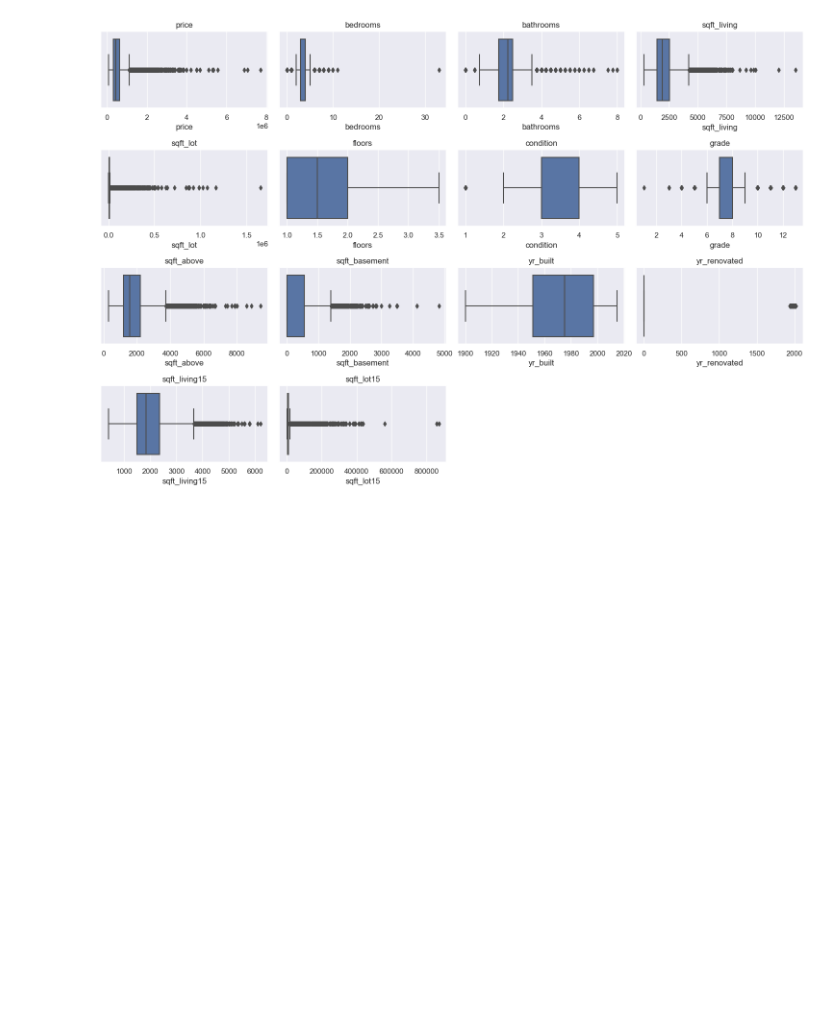
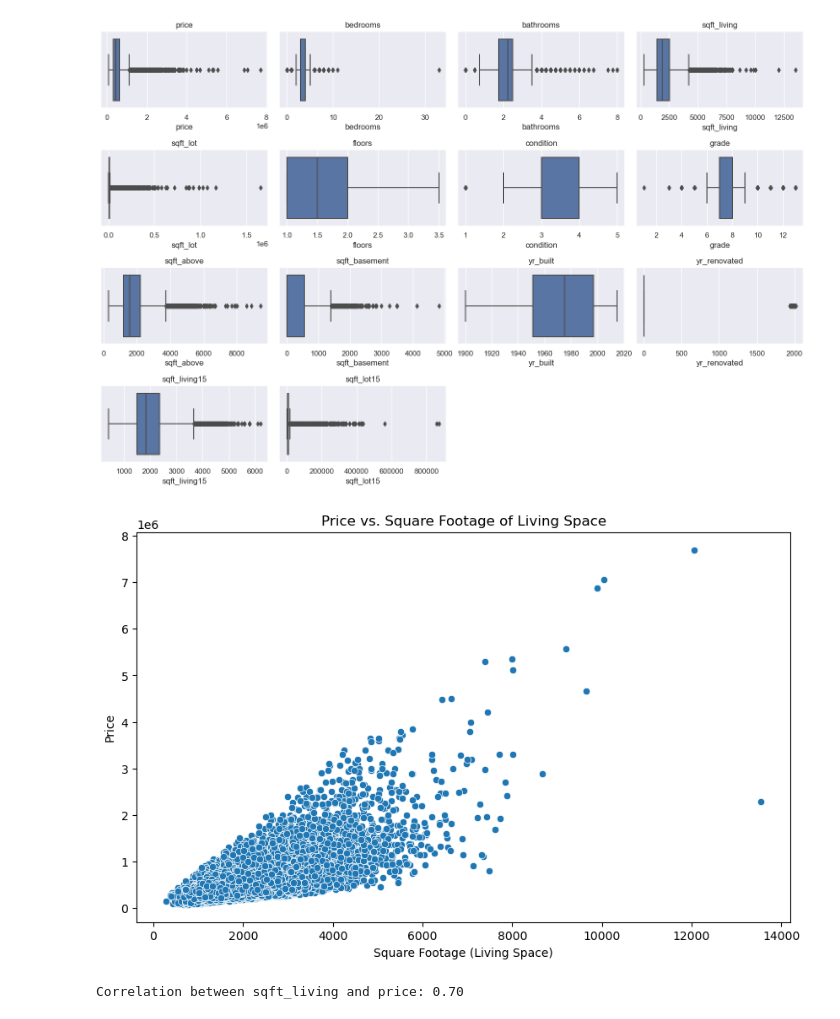
Before and after one commit to UgeneTettey/iiAfrica_IIP_ML, a Jupyter notebook: G4/House_Price_Prediction/house_price_predictive_model_training.ipynb, the cells around one changed output. Drawn from its saved outputs; the diff is of its cells as text; code cells hidden in the pictures; blank space fills up the shorter version.

```diff
--- a/G4/House_Price_Prediction/house_price_predictive_model_training.ipynb
+++ b/G4/House_Price_Prediction/house_price_predictive_model_training.ipynb
@@ -150,3 +152,18 @@ plt.tight_layout()
 plt.show()
 # %% [output]
 [figure]
+# %%
+# Correlation between square footage and price
+plt.figure(figsize=(10, 6))
+sns.scatterplot(data=df_clean, x='sqft_living', y='price')
+plt.title('Price vs. Square Footage of Living Space')
+plt.xlabel('Square Footage (Living Space)')
+plt.ylabel('Price')
+plt.show()
+
+# Calculate correlation
+sqft_price_corr = df_clean[['sqft_living', 'price']].corr().iloc[0, 1]
+print(f'Correlation between sqft_living and price: {sqft_price_corr:.2f}')
+# %% [output]
+[figure, added]
+Correlation between sqft_living and price: 0.70
```
Also changed, not shown: parts of 3 cells of this notebook, 1 other file.
